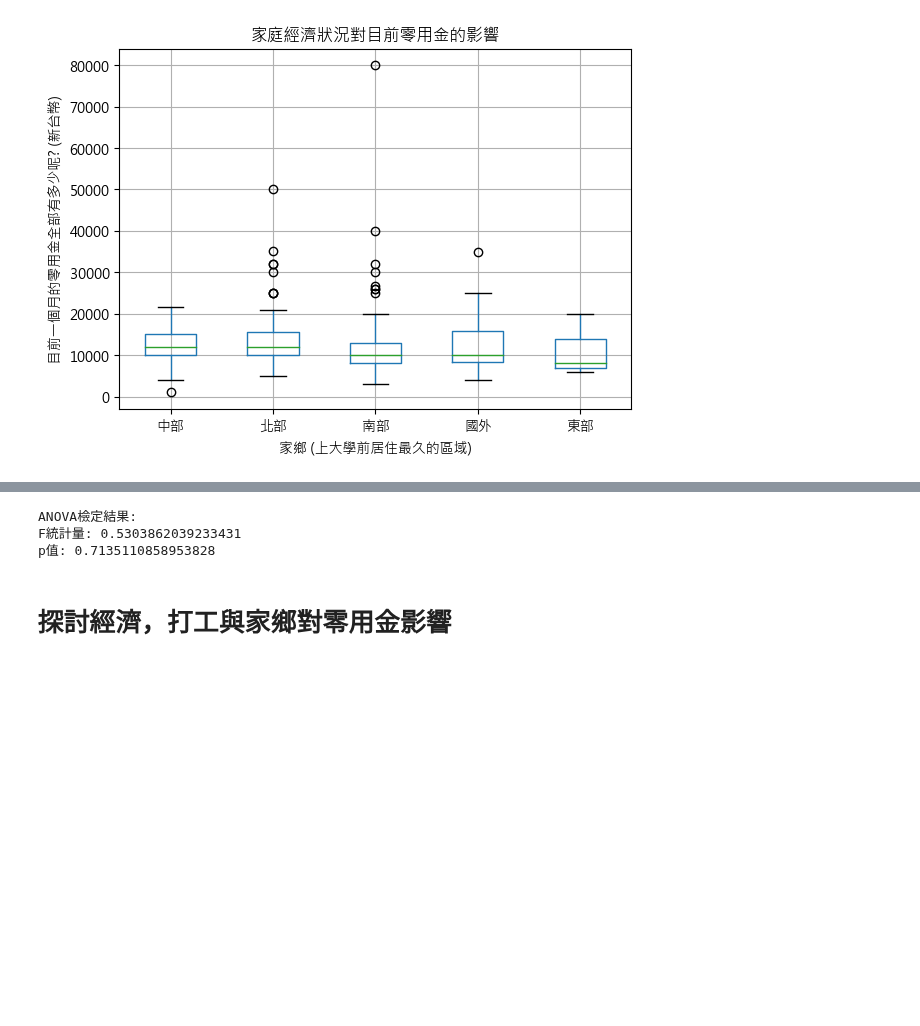
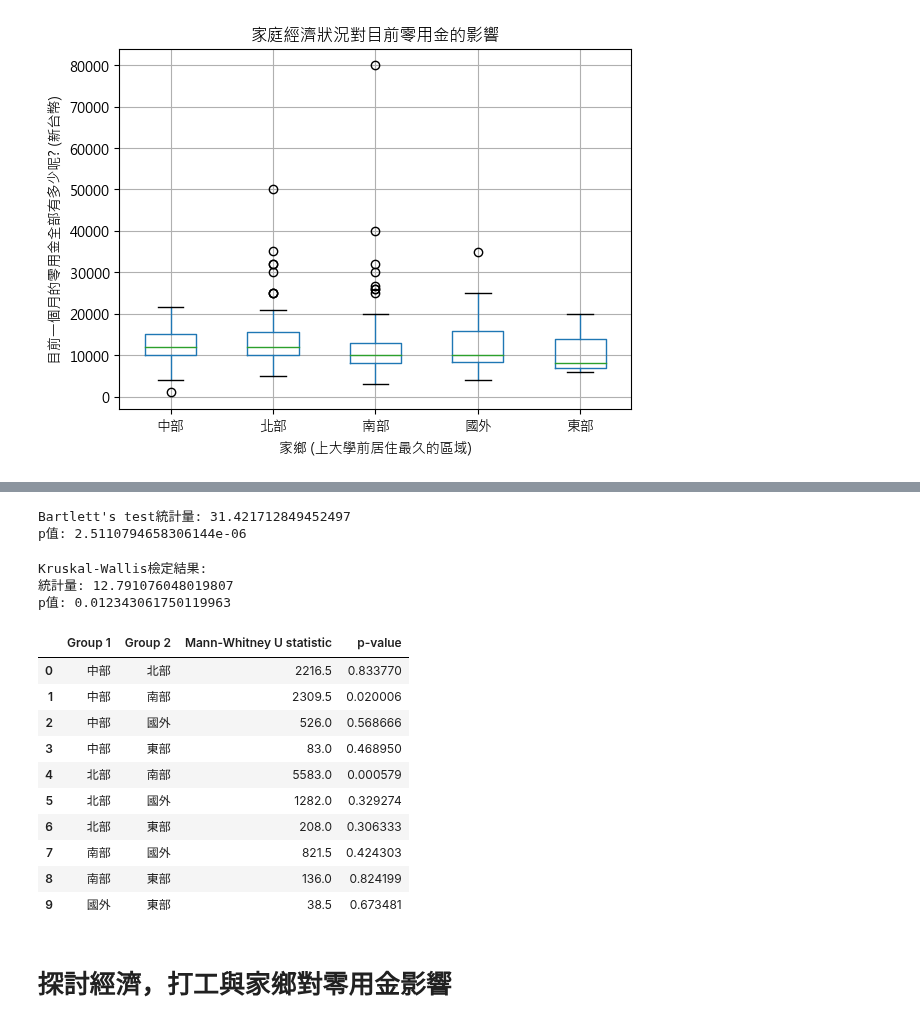
Before and after one commit to whats2000/coding-stuff-I-make-from-learning, a Jupyter notebook: Pythons/statistic/Pocket Money/PockerMoney.ipynb, the cells around one changed output, grey strips where cells are left out. Cells and saved outputs as stored; diff of their text form; code cells hidden in the pictures; blank space fills up the shorter version.

```diff
--- a/Pythons/statistic/Pocket Money/PockerMoney.ipynb
+++ b/Pythons/statistic/Pocket Money/PockerMoney.ipynb
@@ -232,23 +379,67 @@ plt.show()
+# %%
+from scipy.stats import bartlett
+
+# 獨立性檢定 - Bartlett's test
+data = [group['目前一個月 的零用金 全部 有多少呢?  \n*單位: 新台幣'] for name, group in df.groupby('家鄉 (上大學前居住最久的區域)')]
+stat, p_value = bartlett(*data)
+print("Bartlett's test統計量:", stat)
+print("p值:", p_value)
+# %% [output]
+Bartlett's test統計量: 31.421712849452497
+p值: 2.5110794658306144e-06
 # %%
-from scipy.stats import f_oneway
-
-# 比較不同家打工狀況的受訪者之間的零用金水平
-economy_groups = df.groupby('家鄉 (上大學前居住最久的區域)')
+from scipy.stats import kruskal
 
 # 提取每個群組的零用金資料
-group_data = [group['目前一個月 的零用金 全部 有多少呢?  \n*單位: 新台幣'] for name, group in economy_groups]
+data = [group['目前一個月 的零用金 全部 有多少呢?  \n*單位: 新台幣'] for name, group in df.groupby('家鄉 (上大學前居住最久的區域)')]
 
-# 進行ANOVA檢定
-f_statistic, p_value = f_oneway(*group_data)
+# 進行Kruskal-Wallis檢定
+stat, p_value = kruskal(*data)
 
 # 輸出檢定結果
-print("ANOVA檢定結果:")
-print("F統計量:", f_statistic)
+print("Kruskal-Wallis檢定結果:")
+print("統計量:", stat)
 print("p值:", p_value)
 # %% [output]
-ANOVA檢定結果:
-F統計量: 0.5303862039233431
-p值: 0.7135110858953828
+Kruskal-Wallis檢定結果:
+統計量: 12.791076048019807
+p值: 0.012343061750119963
+# %%
+import pandas as pd
+from scipy.stats import mannwhitneyu
+
+# 進行兩兩比較的事後分析
+groups = df.groupby('家鄉 (上大學前居住最久的區域)')
+
+# 建立空的資料框架
+results_df = pd.DataFrame(columns=['Group 1', 'Group 2', 'Mann-Whitney U statistic', 'p-value'])
+
+# 進行多重比較
+for name1, group1 in groups:
+    for name2, group2 in groups:
+        if name1 < name2:  # 避免重複比較
+            statistic, p_value = mannwhitneyu(group1['目前一個月 的零用金 全部 有多少呢?  \n*單位: 新台幣'], group2['目前一個月 的零用金 全部 有多少呢?  \n*單位: 新台幣'])
+
+            # 將結果加入資料框架
+            results_df = pd.concat([results_df, pd.DataFrame({'Group 1': [name1], 'Group 2': [name2], 'Mann-Whitney U statistic': [statistic], 'p-value': [p_value]})])
+
+# 重新設定索引
+results_df = results_df.reset_index(drop=True)
+
+# 顯示資料框架
+results_df
+# %% [output]
+|  | Group 1 | Group 2 | Mann-Whitney U statistic | p-value |
+| 0 | 中部 | 北部 | 2216.5 | 0.833770 |
+| 1 | 中部 | 南部 | 2309.5 | 0.020006 |
+| 2 | 中部 | 國外 | 526.0 | 0.568666 |
+| 3 | 中部 | 東部 | 83.0 | 0.468950 |
+| 4 | 北部 | 南部 | 5583.0 | 0.000579 |
+| 5 | 北部 | 國外 | 1282.0 | 0.329274 |
+| 6 | 北部 | 東部 | 208.0 | 0.306333 |
+| 7 | 南部 | 國外 | 821.5 | 0.424303 |
+| 8 | 南部 | 東部 | 136.0 | 0.824199 |
+| 9 | 國外 | 東部 | 38.5 | 0.673481 |
 # %% [markdown]
 # 探討經濟，打工與家鄉對零用金影響
 # %%
```
Also changed, not shown: parts of 11 cells of this notebook.
